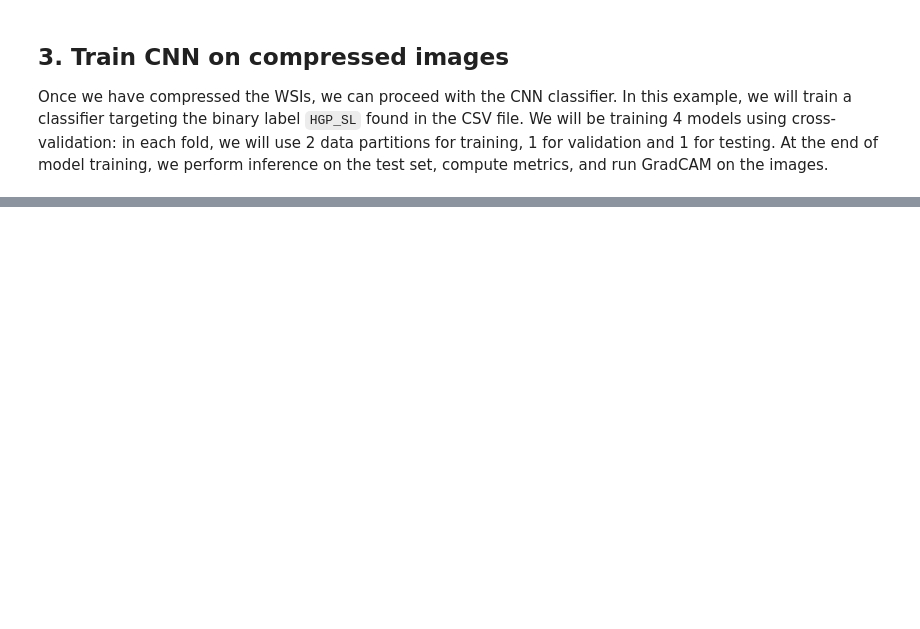
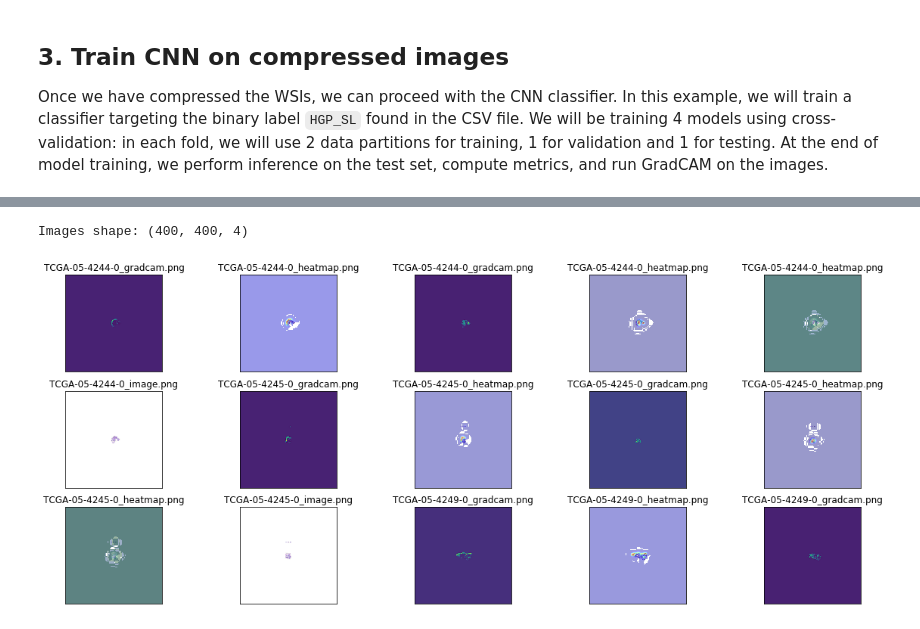
Before and after one commit to gabrielraya/lung-cancer, a Jupyter notebook: code/tutorial.ipynb, the cells around one changed output, grey strips where cells are left out. Cells and saved outputs as stored; diff of their text form; code cells hidden in the pictures; blank space fills up the shorter version.

Commit message:
Gradcam working and code has be refactor
There are minor warnings about GradCam implementation that has to be fixed!

```diff
--- a/code/tutorial.ipynb
+++ b/code/tutorial.ipynb
@@ -421,0 +536,31 @@ train_model(
+# %%
+def plot_gradcam(gradcam_images):
+    %matplotlib inline
+    rows = 3; columns = 5;
+    fig, axs = plt.subplots(rows,columns,figsize=(20,8))
+    axs = axs.ravel()
+    n_images = rows * columns
+
+    for idx in range(n_images):
+        img = plt.imread(gradcam_images[idx])
+        if idx == 0: print(f'Images shape: {img.shape}')
+        axs[idx].imshow(img)
+        prefix = os.path.basename(gradcam_images[idx]).split('_')[0]
+        subfix = os.path.basename(gradcam_images[idx]).split('_')[-1]
+        axs[idx].set_title(prefix + '_' + subfix)
+        axs[idx].set_xlabel(prefix + subfix)
+        axs[idx].get_xaxis().set_visible(False)
+        axs[idx].get_yaxis().set_visible(False)
+# %%
+layer_name=model.layers[1].name
+model_path = join(result_dir, 'checkpoint.h5')
+predict_two_output = True
+
+# Get gradcam images
+gradcam_images = sorted([os.path.join(gradcam_dir, f) for f in os.listdir(gradcam_dir) if f.endswith('.png')])
+
+# Plot images
+plot_gradcam(gradcam_images)
+# %% [output]
+Images shape: (400, 400, 4)
+[figure, added]
```
Also changed, not shown: parts of 20 cells of this notebook, 3 other files.
